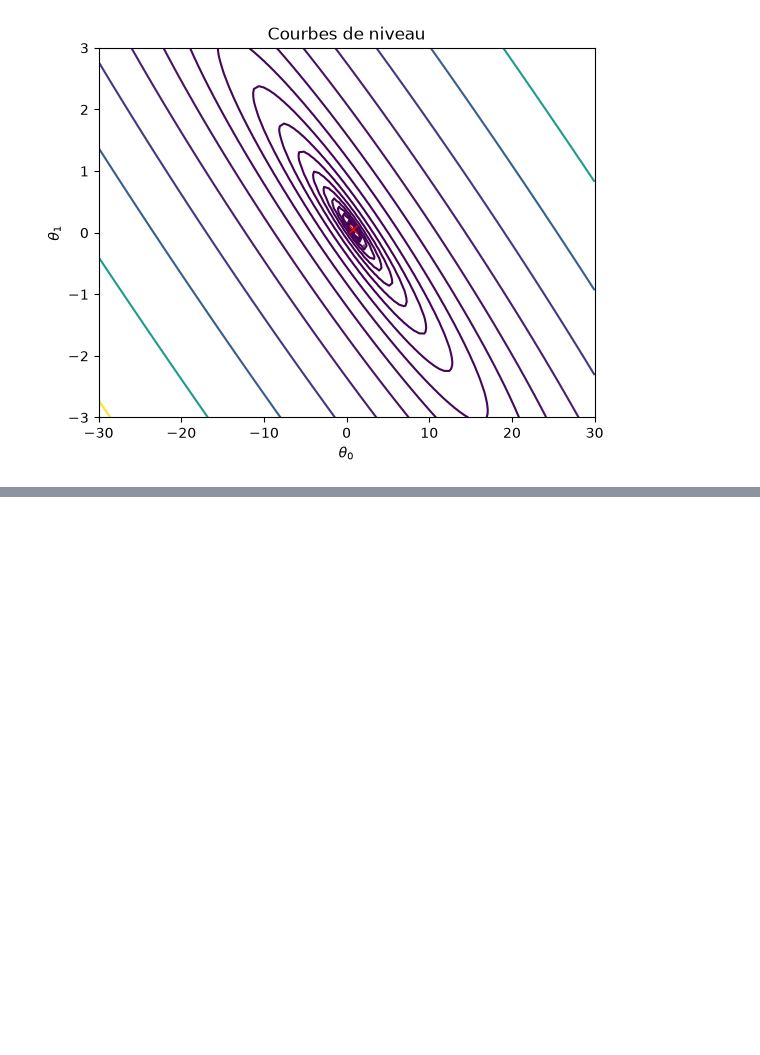
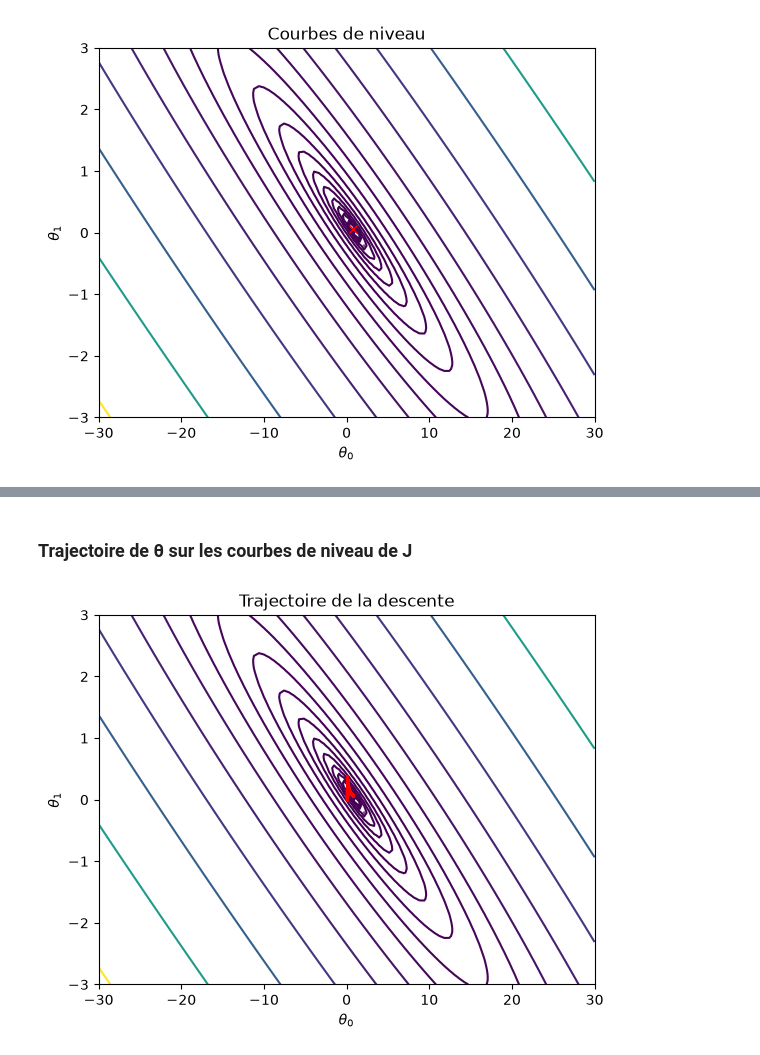
Before and after one commit to Hama2017/tp_apprentissage, a Jupyter notebook: exercice1.ipynb, the cells around one changed output, grey strips where cells are left out. Saved outputs shown, nothing was run; the diff lists cells and outputs as text; code cells hidden in the pictures; blank space fills up the shorter version.

```diff
--- a/exercice1.ipynb
+++ b/exercice1.ipynb
@@ -116,0 +145,13 @@ plt.xlabel(r'$\theta_0$'); plt.ylabel(r'$\theta_1$'); plt.title('Courbes de nive
+# %% [markdown]
+### Trajectoire de θ sur les courbes de niveau de J
+# %%
+t0, t1 = 0.0, 0.0
+traj = [(t0, t1)]
+for _ in range(n_iter):
+    t0, t1 = iteration(t0, t1); traj.append((t0, t1))
+traj = np.array(traj)
+plt.contour(T0, T1, J_vals, levels=np.logspace(-2, 3, 20))
+plt.plot(traj[:, 0], traj[:, 1], 'r.-', ms=2)
+plt.xlabel(r'$\theta_0$'); plt.ylabel(r'$\theta_1$'); plt.title('Trajectoire de la descente'); plt.show()
+# %% [output]
+[figure, added]
```
Also changed, not shown: parts of 7 cells of this notebook, 2 other files.
